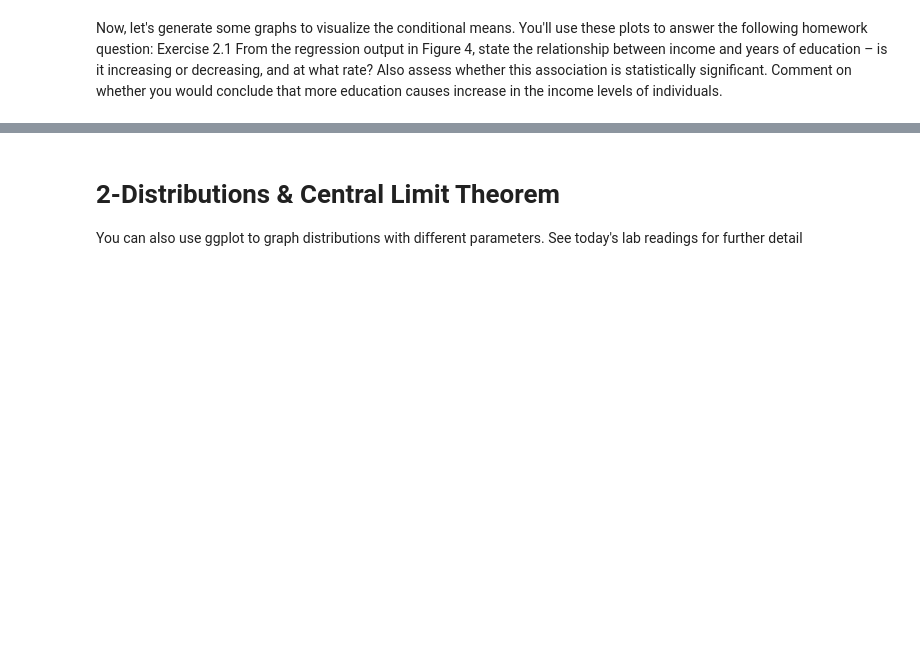
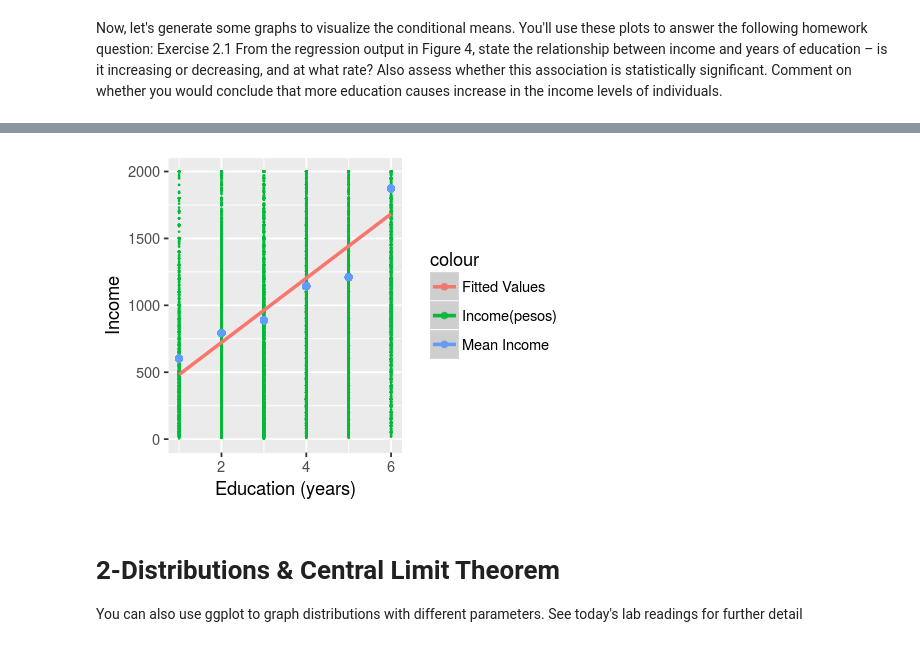
Before and after one commit to aoyh/bdbd, a Jupyter notebook: Lab Notebooks/Lab 2.ipynb, the cells around one changed output, grey strips where cells are left out. Saved outputs shown, nothing was run; the diff lists cells and outputs as text; code cells hidden in the pictures; blank space fills up the shorter version.

```diff
--- a/Lab Notebooks/Lab 2.ipynb
+++ b/Lab Notebooks/Lab 2.ipynb
@@ -146,0 +135,4 @@ You can also save conditional means as a variable in the dataset using the line
+# %%
+# EPH_2006$uniqrecord <- EPH_2006 %>% group_indices(eduyears)
+# OR
+EPH_2006 <- EPH_2006 %>% mutate(uniqrecord = group_indices(EPH_2006, eduyears))
@@ -150,14 +172,9 @@ Exercise 2.1 From the regression output in Figure 4, state the relationship betw
 # %%
- #Plot the mean income per group
-  p <- EPH_2006 %>% ggplot(aes(uniqrecord, Conditional_Mean_Income))
-  p + geom_point() +
-    xlab("Education (years)") +
-    ylab("Mean Income")
-
-  # Plot income, mean income per group and fit a line to the mean income
+ # Plot income, mean income per group and fit a line to the mean income
   p <- EPH_2006 %>% ggplot(aes(uniqrecord))
-  p + geom_point(aes(y=income, color="Income(pesos)")) +
+  p + geom_point(aes(y=income, color="Income(pesos)"), size = 0.1) +
     geom_point(aes(y=Conditional_Mean_Income, color="Mean Income")) +
     ylim(0,2000) +
     geom_smooth(aes(y=Conditional_Mean_Income, color="Fitted Values"), method='lm') +
     xlab("Education (years)") + ylab("Income")
+# %% [output]
@@ -164,3 +183,4 @@ Exercise 2.1 From the regression output in Figure 4, state the relationship betw
+[figure, added]
 # %% [markdown]
 # 2-Distributions & Central Limit Theorem
 You can also use ggplot to graph distributions with different parameters.  See today's lab readings for further detail
```
Also changed, not shown: parts of 13 cells of this notebook, 9 other files.
